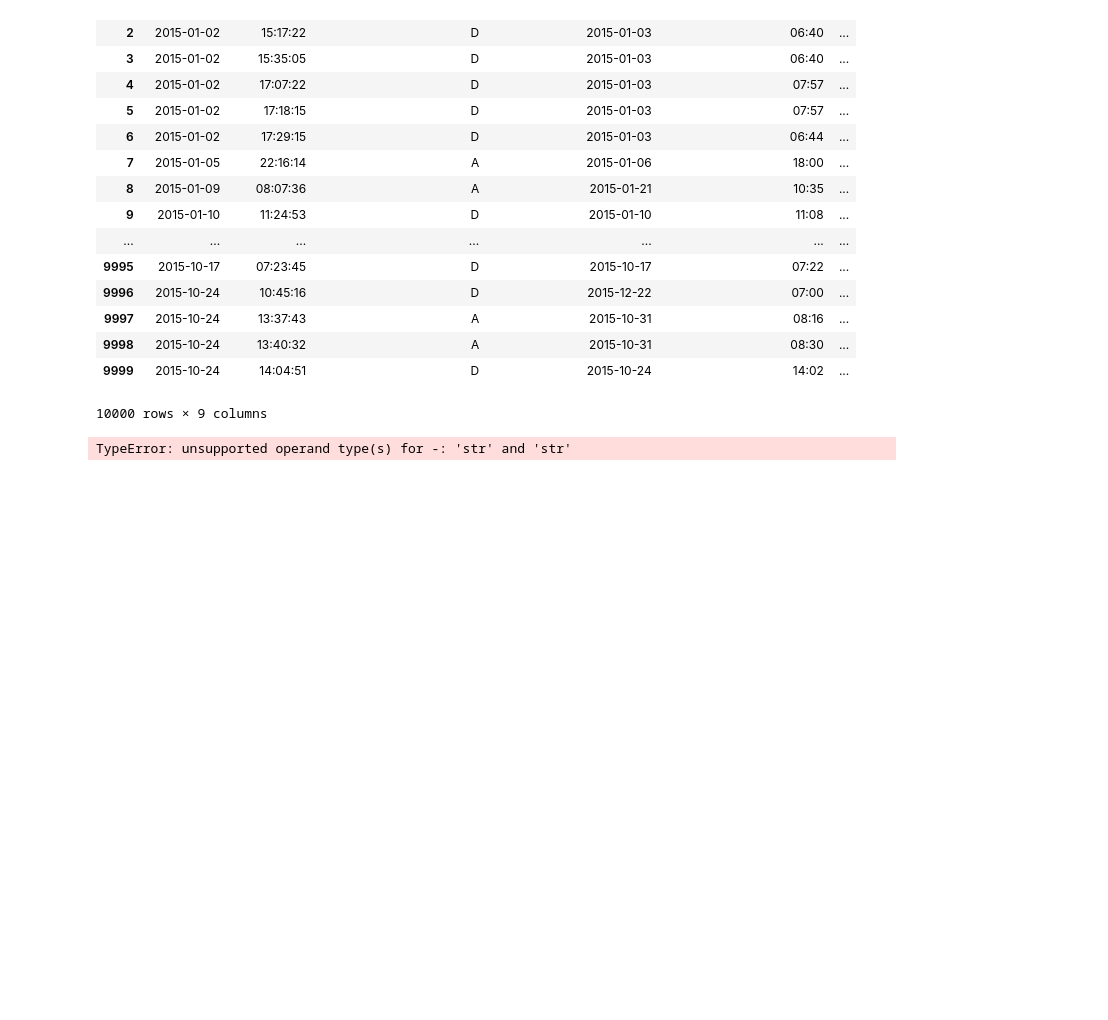
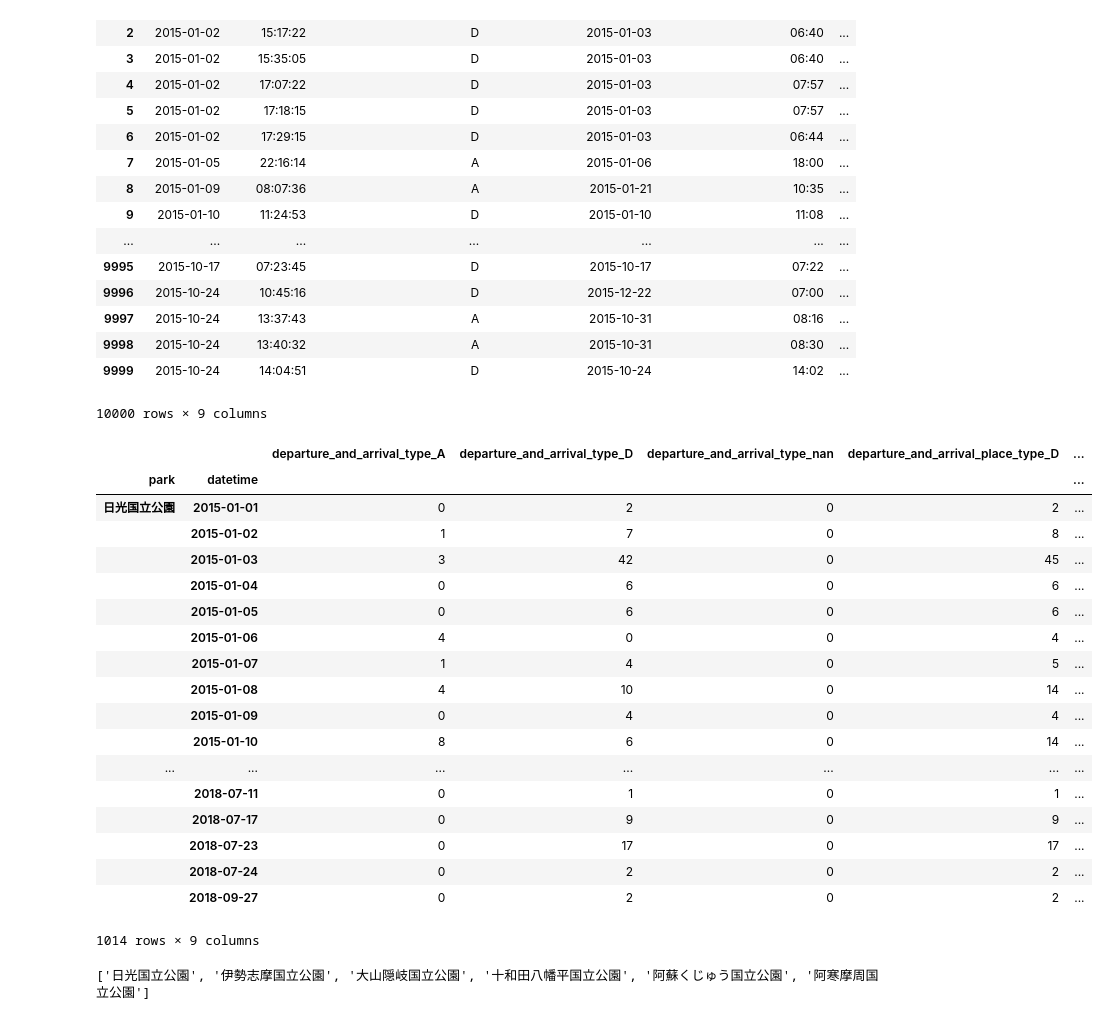
Before and after one commit to Hesene/National-Parks, a Jupyter notebook: src/EDA.ipynb, the cells around one changed output. Drawn from its saved outputs; the diff is of its cells as text; code cells hidden in the pictures; blank space fills up the shorter version.

```diff
--- a/src/EDA.ipynb
+++ b/src/EDA.ipynb
@@ -657,7 +658,34 @@ jorudan
 # %%
 jorudan.access_date = pd.to_datetime(jorudan.access_date)
 jorudan['datetime'] = pd.to_datetime(jorudan.departure_and_arrival_date)
-# %%
-jorudan.access_date - jorudan.departure_and_arrival_date
-# %% [output]
-TypeError: unsupported operand type(s) for -: 'str' and 'str'
+# %%
+jorudan2, cols = one_hot_encoder(jorudan[['departure_and_arrival_type', 'departure_and_arrival_place_type', 'departure_prefecture', 'arrival_prefecture']])
+# %%
+jorudan2['park']=jorudan['park']
+jorudan2['datetime'] = jorudan['datetime']
+# %%
+jorudan2.groupby(['park', 'datetime']).sum()
+# %% [output]
+|  |  | departure_and_arrival_type_A | departure_and_arrival_type_D | departure_and_arrival_type_nan | departure_and_arrival_place_type_D | ... |
+| park | datetime |  |  |  |  | ... |
+| 日光国立公園 | 2015-01-01 | 0 | 2 | 0 | 2 | ... |
+|  | 2015-01-02 | 1 | 7 | 0 | 8 | ... |
+|  | 2015-01-03 | 3 | 42 | 0 | 45 | ... |
+|  | 2015-01-04 | 0 | 6 | 0 | 6 | ... |
+|  | 2015-01-05 | 0 | 6 | 0 | 6 | ... |
+|  | 2015-01-06 | 4 | 0 | 0 | 4 | ... |
+|  | 2015-01-07 | 1 | 4 | 0 | 5 | ... |
+|  | 2015-01-08 | 4 | 10 | 0 | 14 | ... |
+|  | 2015-01-09 | 0 | 4 | 0 | 4 | ... |
+|  | 2015-01-10 | 8 | 6 | 0 | 14 | ... |
+| ... | ... | ... | ... | ... | ... | ... |
+|  | 2018-07-11 | 0 | 1 | 0 | 1 | ... |
+|  | 2018-07-17 | 0 | 9 | 0 | 9 | ... |
+|  | 2018-07-23 | 0 | 17 | 0 | 17 | ... |
+|  | 2018-07-24 | 0 | 2 | 0 | 2 | ... |
+|  | 2018-09-27 | 0 | 2 | 0 | 2 | ... |
+1014 rows × 9 columns
+# %%
+jorudan.park.unique().tolist()
+# %% [output]
+['日光国立公園', '伊勢志摩国立公園', '大山隠岐国立公園', '十和田八幡平国立公園', '阿蘇くじゅう国立公園', '阿寒摩周国立公園']
```
Also changed, not shown: parts of 5 cells of this notebook, 3 other files.
